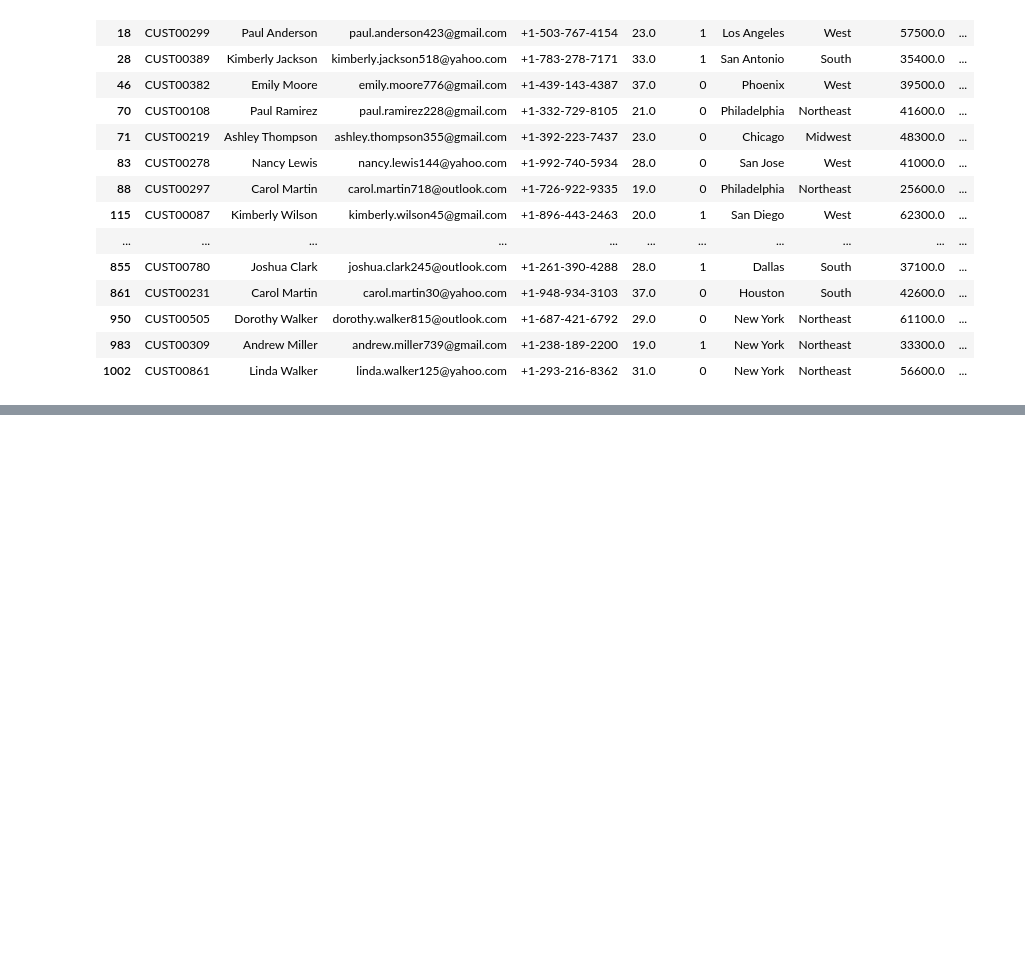
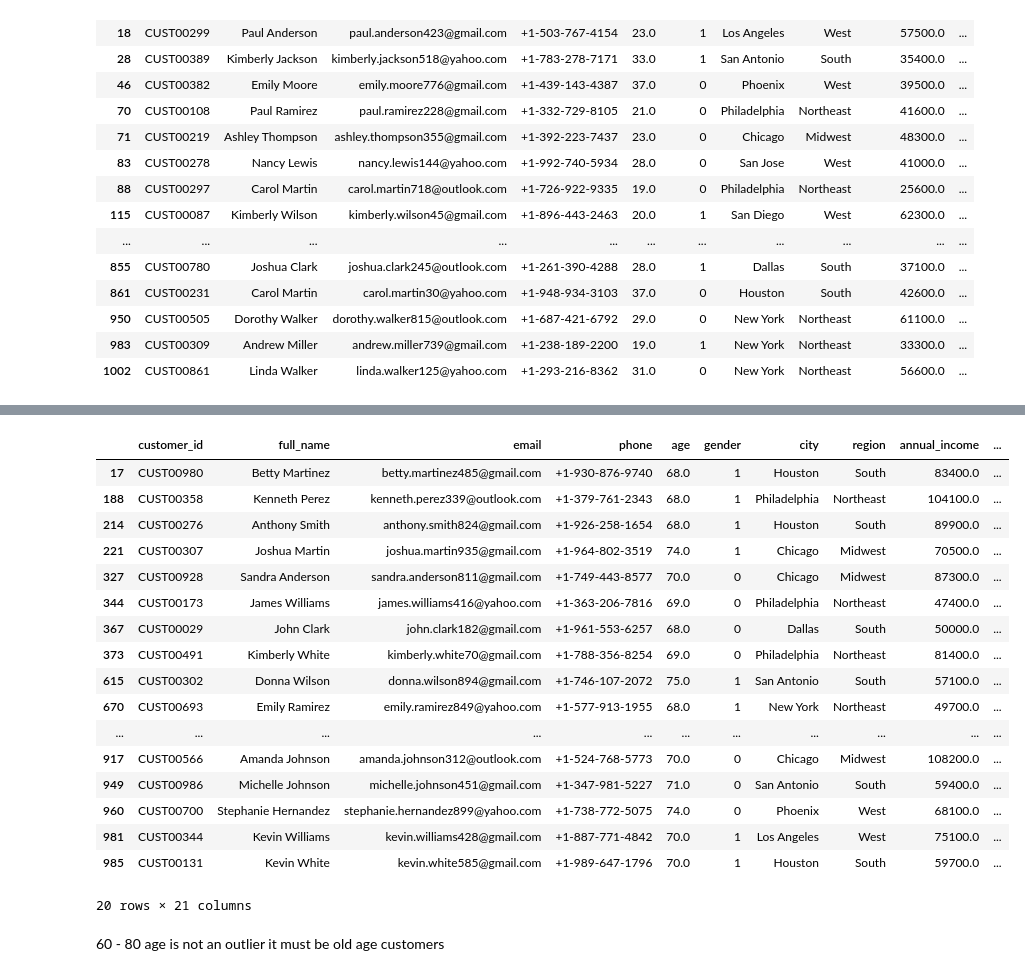
Before and after one commit to ryomenhaider/ecom-sales-eda, a Jupyter notebook: datacleaning.ipynb, the cells around one changed output, grey strips where cells are left out. Cells and saved outputs as stored; diff of their text form; code cells hidden in the pictures; blank space fills up the shorter version.

```diff
--- a/datacleaning.ipynb
+++ b/datacleaning.ipynb
@@ -83,6 +83,7 @@ df['annual_income'] = df['annual_income'].fillna(df['annual_income'].median())
 df['discount_usage_pct'] = df['discount_usage_pct'].fillna(df['discount_usage_pct'].median())
 df['email_open_rate'] = df['email_open_rate'].fillna(df['email_open_rate'].median())
 df['satisfaction_score'] = df['satisfaction_score'].fillna(df['satisfaction_score'].median())
+df['phone'] = df['phone'].fillna('Unknown')
 # %%
 df.head()
 # %% [output]
@@ -206,3 +207,7 @@ df[df['last_purchase_date'] < df['join_date']]
 | 950 | CUST00505 | Dorothy Walker | dorothy.walker815@outlook.com | +1-687-421-6792 | 29.0 | 0 | New York | Northeast | 61100.0 | ... |
 | 983 | CUST00309 | Andrew Miller | andrew.miller739@gmail.com | +1-238-189-2200 | 19.0 | 1 | New York | Northeast | 33300.0 | ... |
 | 1002 | CUST00861 | Linda Walker | linda.walker125@yahoo.com | +1-293-216-8362 | 31.0 | 0 | New York | Northeast | 56600.0 | ... |
+# %%
+df['days_active'] = (df['last_purchase_date'] - df['join_date']).dt.days
+
+print(df['days_active'].describe())
@@ -208,0 +245,2 @@ df[df['last_purchase_date'] < df['join_date']]
+# %%
+df = df[df['days_active'] >= 0]
@@ -208,0 +329,26 @@ df[df['last_purchase_date'] < df['join_date']]
+# %%
+df[df['age'] > df['age'].quantile(0.75) + 1.5*(df['age'].quantile(0.75) - df['age'].quantile(0.25))]
+df.loc[df['age'] > 120, 'age'] = None
+# %%
+df[df['age'] > df['age'].quantile(0.75) + 1.5*(df['age'].quantile(0.75) - df['age'].quantile(0.25))]
+# %% [output]
+|  | customer_id | full_name | email | phone | age | gender | city | region | annual_income | ... |
+| 17 | CUST00980 | Betty Martinez | betty.martinez485@gmail.com | +1-930-876-9740 | 68.0 | 1 | Houston | South | 83400.0 | ... |
+| 188 | CUST00358 | Kenneth Perez | kenneth.perez339@outlook.com | +1-379-761-2343 | 68.0 | 1 | Philadelphia | Northeast | 104100.0 | ... |
+| 214 | CUST00276 | Anthony Smith | anthony.smith824@gmail.com | +1-926-258-1654 | 68.0 | 1 | Houston | South | 89900.0 | ... |
+| 221 | CUST00307 | Joshua Martin | joshua.martin935@gmail.com | +1-964-802-3519 | 74.0 | 1 | Chicago | Midwest | 70500.0 | ... |
+| 327 | CUST00928 | Sandra Anderson | sandra.anderson811@gmail.com | +1-749-443-8577 | 70.0 | 0 | Chicago | Midwest | 87300.0 | ... |
+| 344 | CUST00173 | James Williams | james.williams416@yahoo.com | +1-363-206-7816 | 69.0 | 0 | Philadelphia | Northeast | 47400.0 | ... |
+| 367 | CUST00029 | John Clark | john.clark182@gmail.com | +1-961-553-6257 | 68.0 | 0 | Dallas | South | 50000.0 | ... |
+| 373 | CUST00491 | Kimberly White | kimberly.white70@gmail.com | +1-788-356-8254 | 69.0 | 0 | Philadelphia | Northeast | 81400.0 | ... |
+| 615 | CUST00302 | Donna Wilson | donna.wilson894@gmail.com | +1-746-107-2072 | 75.0 | 1 | San Antonio | South | 57100.0 | ... |
+| 670 | CUST00693 | Emily Ramirez | emily.ramirez849@yahoo.com | +1-577-913-1955 | 68.0 | 1 | New York | Northeast | 49700.0 | ... |
+| ... | ... | ... | ... | ... | ... | ... | ... | ... | ... | ... |
+| 917 | CUST00566 | Amanda Johnson | amanda.johnson312@outlook.com | +1-524-768-5773 | 70.0 | 0 | Chicago | Midwest | 108200.0 | ... |
+| 949 | CUST00986 | Michelle Johnson | michelle.johnson451@gmail.com | +1-347-981-5227 | 71.0 | 0 | San Antonio | South | 59400.0 | ... |
+| 960 | CUST00700 | Stephanie Hernandez | stephanie.hernandez899@yahoo.com | +1-738-772-5075 | 74.0 | 0 | Phoenix | West | 68100.0 | ... |
+| 981 | CUST00344 | Kevin Williams | kevin.williams428@gmail.com | +1-887-771-4842 | 70.0 | 1 | Los Angeles | West | 75100.0 | ... |
+| 985 | CUST00131 | Kevin White | kevin.white585@gmail.com | +1-989-647-1796 | 70.0 | 1 | Houston | South | 59700.0 | ... |
+20 rows × 21 columns
+# %% [markdown]
+60 - 80 age is not an outlier it must be old age customers
```
Also changed, not shown: parts of 12 cells of this notebook, 1 other file.
